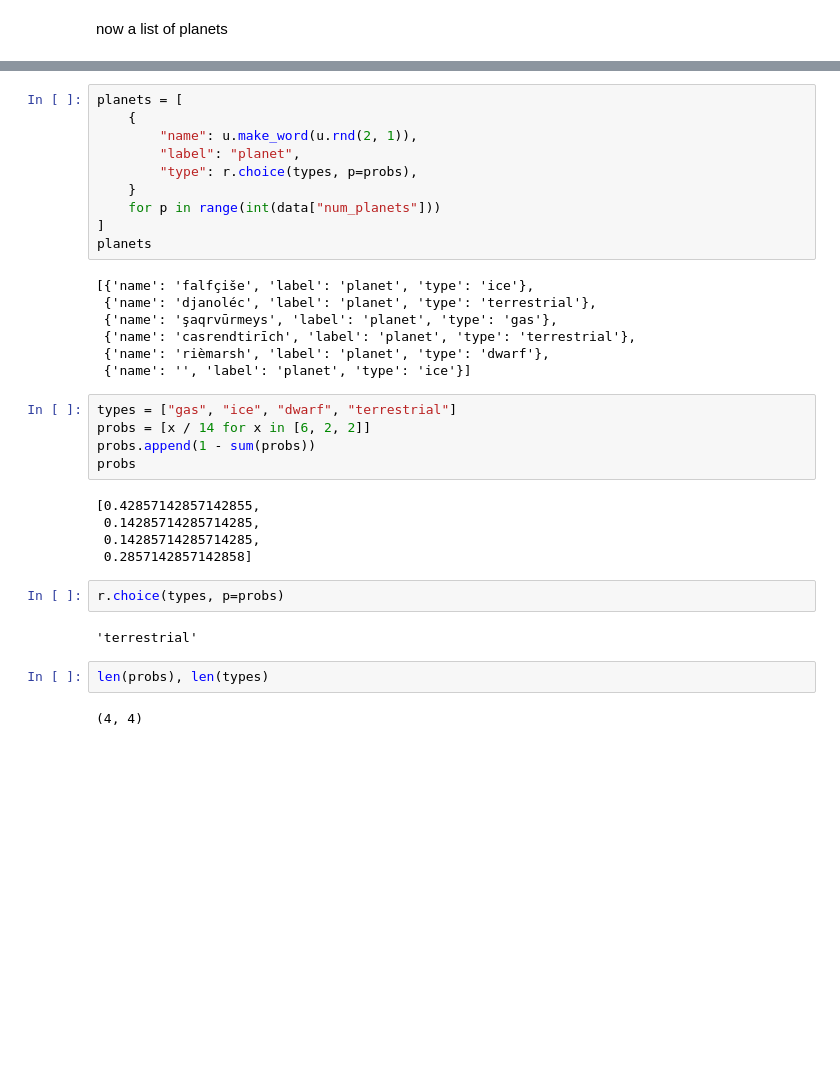
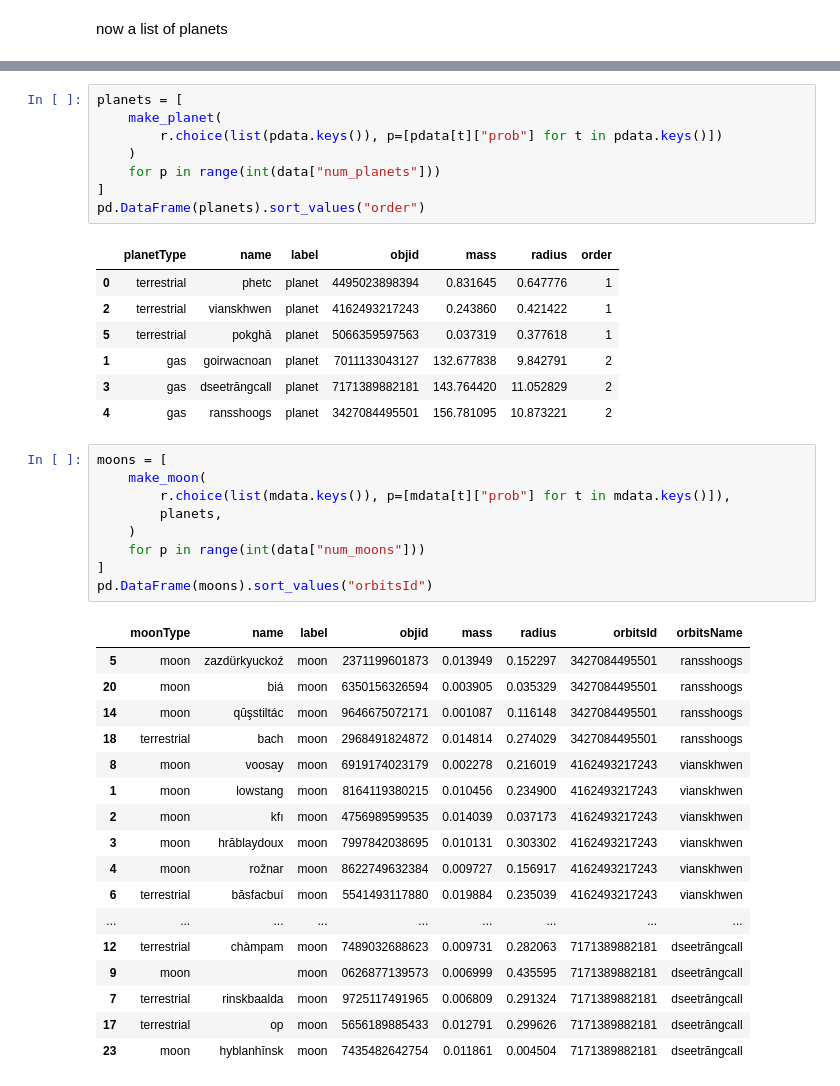
Before and after one commit to BillmanH/exoplanets, a Jupyter notebook: notebooks/Build Home System.ipynb, the cells around one changed output, grey strips where cells are left out. Saved outputs shown, nothing was run; the diff lists cells and outputs as text; blank space fills up the shorter version.

```diff
--- a/notebooks/Build Home System.ipynb
+++ b/notebooks/Build Home System.ipynb
@@ -92,35 +103,43 @@ now a list of planets
 # %%
 planets = [
-    {
-        "name": u.make_word(u.rnd(2, 1)),
-        "label": "planet",
-        "type": r.choice(types, p=probs),
-    }
+    make_planet(
+        r.choice(list(pdata.keys()), p=[pdata[t]["prob"] for t in pdata.keys()])
+    )
     for p in range(int(data["num_planets"]))
 ]
-planets
+pd.DataFrame(planets).sort_values("order")
 # %% [output]
-[{'name': 'falfçiše', 'label': 'planet', 'type': 'ice'},
- {'name': 'djanoléc', 'label': 'planet', 'type': 'terrestrial'},
- {'name': 'şaqrvūrmeys', 'label': 'planet', 'type': 'gas'},
- {'name': 'casrendtirīch', 'label': 'planet', 'type': 'terrestrial'},
- {'name': 'rièmarsh', 'label': 'planet', 'type': 'dwarf'},
- {'name': '', 'label': 'planet', 'type': 'ice'}]
+|  | planetType | name | label | objid | mass | radius | order |
+| 0 | terrestrial | phetc | planet | 4495023898394 | 0.831645 | 0.647776 | 1 |
+| 2 | terrestrial | vianskhwen | planet | 4162493217243 | 0.243860 | 0.421422 | 1 |
+| 5 | terrestrial | pokghā | planet | 5066359597563 | 0.037319 | 0.377618 | 1 |
+| 1 | gas | goirwacnoan | planet | 7011133043127 | 132.677838 | 9.842791 | 2 |
+| 3 | gas | dseetrăngcall | planet | 7171389882181 | 143.764420 | 11.052829 | 2 |
+| 4 | gas | ransshoogs | planet | 3427084495501 | 156.781095 | 10.873221 | 2 |
-# %%
-types = ["gas", "ice", "dwarf", "terrestrial"]
-probs = [x / 14 for x in [6, 2, 2]]
-probs.append(1 - sum(probs))
-probs
-# %% [output]
-[0.42857142857142855,
- 0.14285714285714285,
- 0.14285714285714285,
- 0.2857142857142858]
-# %%
-r.choice(types, p=probs)
-# %% [output]
-'terrestrial'
-# %%
-len(probs), len(types)
-# %% [output]
-(4, 4)
+# %%
+moons = [
+    make_moon(
+        r.choice(list(mdata.keys()), p=[mdata[t]["prob"] for t in mdata.keys()]),
+        planets,
+    )
+    for p in range(int(data["num_moons"]))
+]
+pd.DataFrame(moons).sort_values("orbitsId")
+# %% [output]
+|  | moonType | name | label | objid | mass | radius | orbitsId | orbitsName |
+| 5 | moon | zazdürkyuckoź | moon | 2371199601873 | 0.013949 | 0.152297 | 3427084495501 | ransshoogs |
+| 20 | moon | biá | moon | 6350156326594 | 0.003905 | 0.035329 | 3427084495501 | ransshoogs |
+| 14 | moon | qūşstiltác | moon | 9646675072171 | 0.001087 | 0.116148 | 3427084495501 | ransshoogs |
+| 18 | terrestrial | bach | moon | 2968491824872 | 0.014814 | 0.274029 | 3427084495501 | ransshoogs |
+| 8 | moon | voosay | moon | 6919174023179 | 0.002278 | 0.216019 | 4162493217243 | vianskhwen |
+| 1 | moon | lowstang | moon | 8164119380215 | 0.010456 | 0.234900 | 4162493217243 | vianskhwen |
+| 2 | moon | kfı | moon | 4756989599535 | 0.014039 | 0.037173 | 4162493217243 | vianskhwen |
+| 3 | moon | hrāblaydoux | moon | 7997842038695 | 0.010131 | 0.303302 | 4162493217243 | vianskhwen |
+| 4 | moon | rožnar | moon | 8622749632384 | 0.009727 | 0.156917 | 4162493217243 | vianskhwen |
+| 6 | terrestrial | bāsfacbuí | moon | 5541493117880 | 0.019884 | 0.235039 | 4162493217243 | vianskhwen |
+| ... | ... | ... | ... | ... | ... | ... | ... | ... |
+| 12 | terrestrial | chàmpam | moon | 7489032688623 | 0.009731 | 0.282063 | 7171389882181 | dseetrăngcall |
+| 9 | moon |  | moon | 0626877139573 | 0.006999 | 0.435595 | 7171389882181 | dseetrăngcall |
+| 7 | terrestrial | rinskbaalda | moon | 9725117491965 | 0.006809 | 0.291324 | 7171389882181 | dseetrăngcall |
+| 17 | terrestrial | op | moon | 5656189885433 | 0.012791 | 0.299626 | 7171389882181 | dseetrăngcall |
+| 23 | moon | hyblanhīnsk | moon | 7435482642754 | 0.011861 | 0.004504 | 7171389882181 | dseetrăngcall |
```
Also changed, not shown: parts of 20 cells of this notebook, 2 other files.
